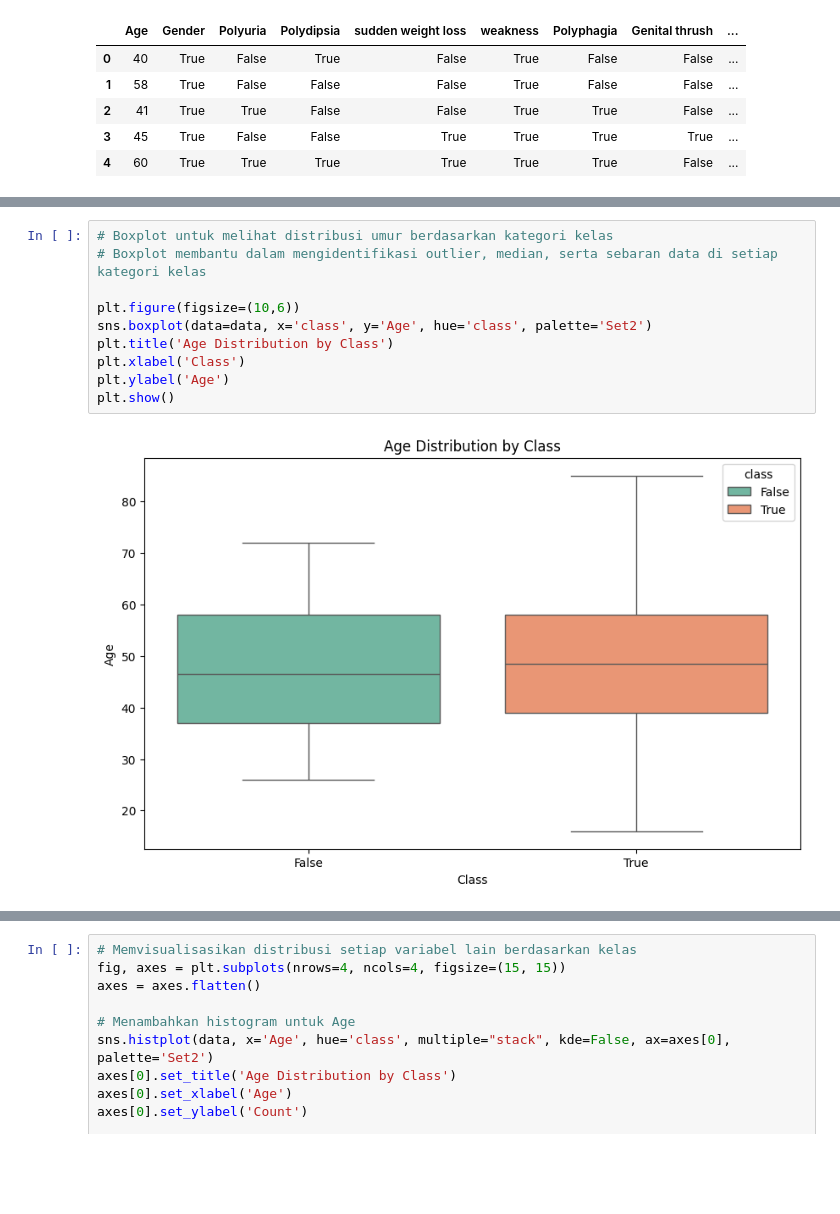
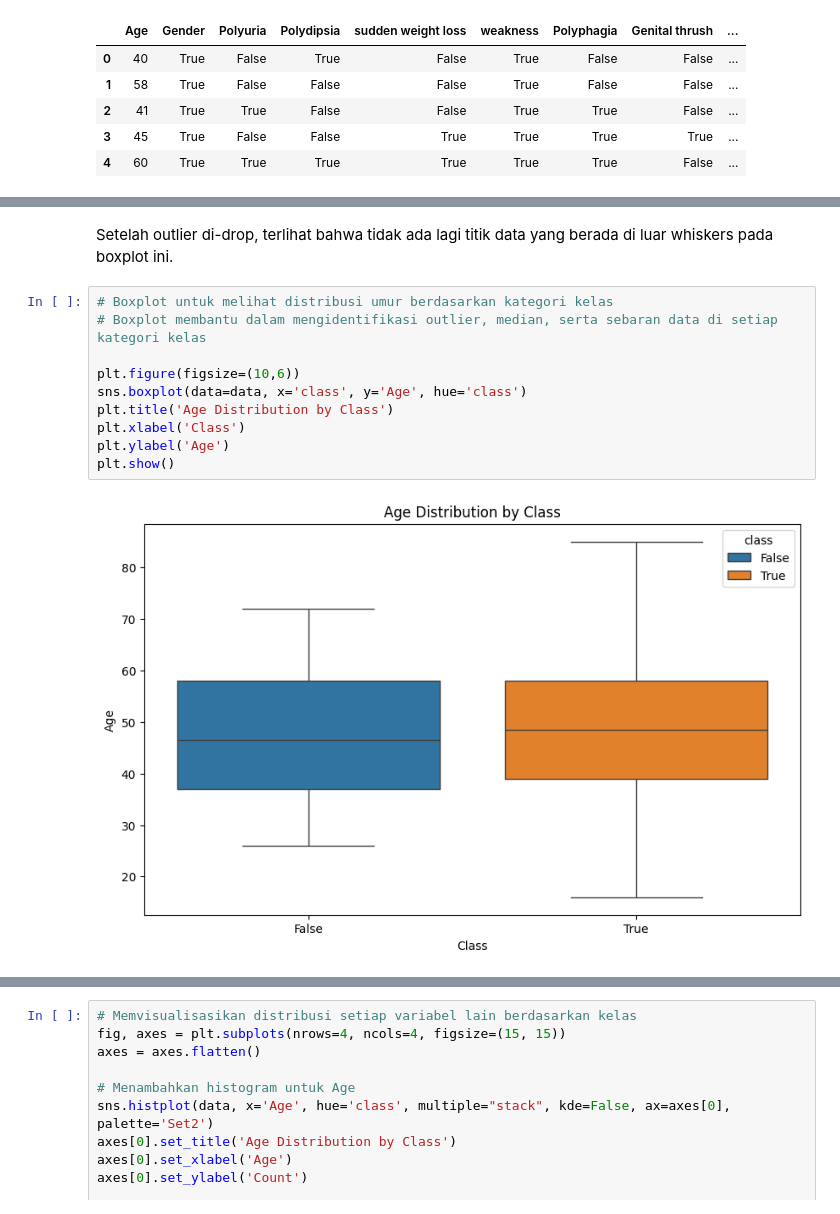
Before and after one commit to Ax3lrod/diabetes-risk-prediction-eda, a Jupyter notebook: eda.ipynb, the cells around one changed output, grey strips where cells are left out. Saved outputs shown, nothing was run; the diff lists cells and outputs as text; blank space fills up the shorter version.

```diff
--- a/eda.ipynb
+++ b/eda.ipynb
@@ -269,12 +302,14 @@ New Shape: (250, 17)
+# %% [markdown]
+Setelah outlier di-drop, terlihat bahwa tidak ada lagi titik data yang berada di luar whiskers pada boxplot ini.
 # %%
 # Boxplot untuk melihat distribusi umur berdasarkan kategori kelas
 # Boxplot membantu dalam mengidentifikasi outlier, median, serta sebaran data di setiap kategori kelas
 
 plt.figure(figsize=(10,6))
-sns.boxplot(data=data, x='class', y='Age', hue='class', palette='Set2')
+sns.boxplot(data=data, x='class', y='Age', hue='class')
 plt.title('Age Distribution by Class')
 plt.xlabel('Class')
 plt.ylabel('Age')
 plt.show()
 # %% [output]
-[figure, old version]
+[figure, new version]
```
Also changed, not shown: parts of 15 cells of this notebook.
